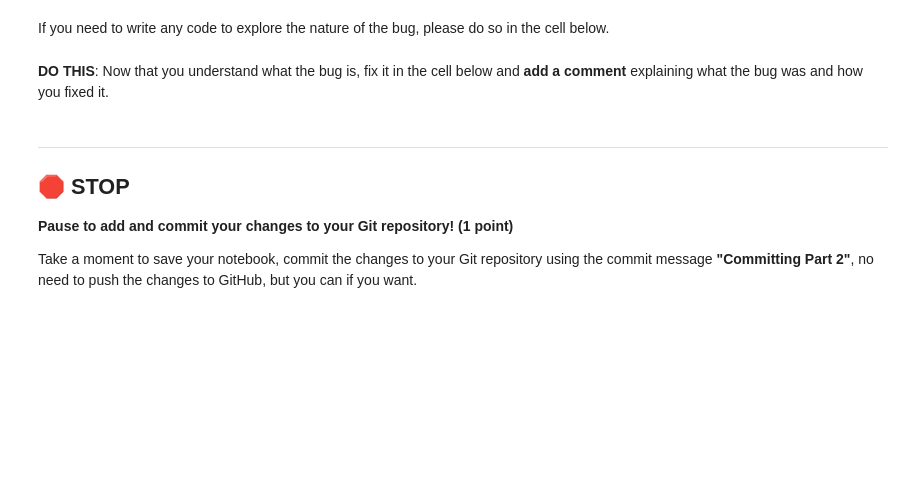
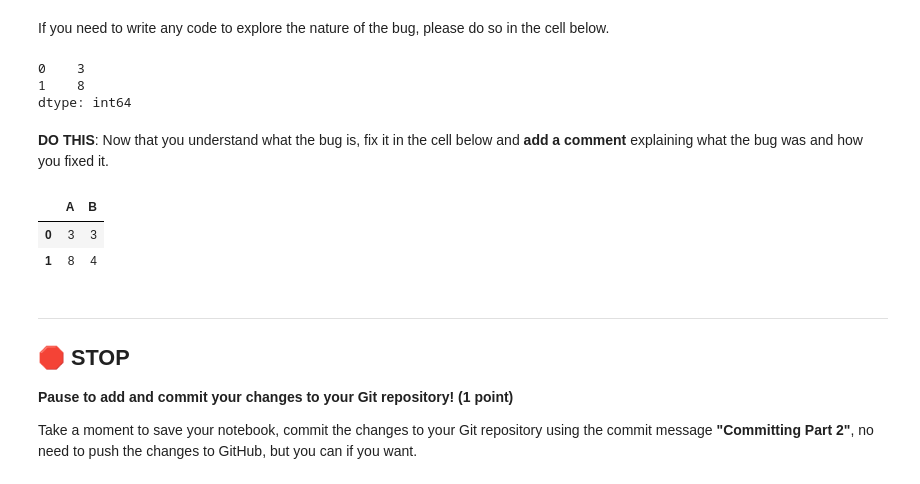
Before and after one commit to TumsAddict/cmse202-s25-turnin, a Jupyter notebook: hw-01/HW-01_GitPracticeDebuggingPythonPackagesAndClasses-SS25-STUDENT.ipynb, the cells around one changed output. Drawn from its saved outputs; the diff is of its cells as text; code cells hidden in the pictures; blank space fills up the shorter version.

```diff
--- a/hw-01/HW-01_GitPracticeDebuggingPythonPackagesAndClasses-SS25-STUDENT.ipynb
+++ b/hw-01/HW-01_GitPracticeDebuggingPythonPackagesAndClasses-SS25-STUDENT.ipynb
@@ -267,2 +309,13 @@ If you need to write any code to explore the nature of the bug, please do so in
+# %%
+# Put exploratory code here, if needed
+df = pd.DataFrame({'A': ['1', '2'], 'B': [3, 4]})
+
+df['A'] = df['A'].astype(int)
+
+df['A']*df['B']
+# %% [output]
+0    3
+1    8
+dtype: int64
 # %% [markdown]
 **DO THIS**: Now that you understand what the bug is, fix it in the cell below and **add a comment** explaining what the bug was and how you fixed it.
@@ -271,3 +322,14 @@ If you need to write any code to explore the nature of the bug, please do so in
+# %%
+# Put your non-buggy code here
+# All of the steps taken were correct, but the issue is column A consisted of strings, not integers. Using astype(int) we can change that column to our desired result
+df = pd.DataFrame({'A': ['1', '2'], 'B': [3, 4]})
+df['A'] = df['A'].astype(int)
+df['A'] = df['A']*df['B']
+df
+# %% [output]
+|  | A | B |
+| 0 | 3 | 3 |
+| 1 | 8 | 4 |
 # %% [markdown]
 ---
 ## &#128721; STOP
```
Also changed, not shown: parts of 12 cells of this notebook.
